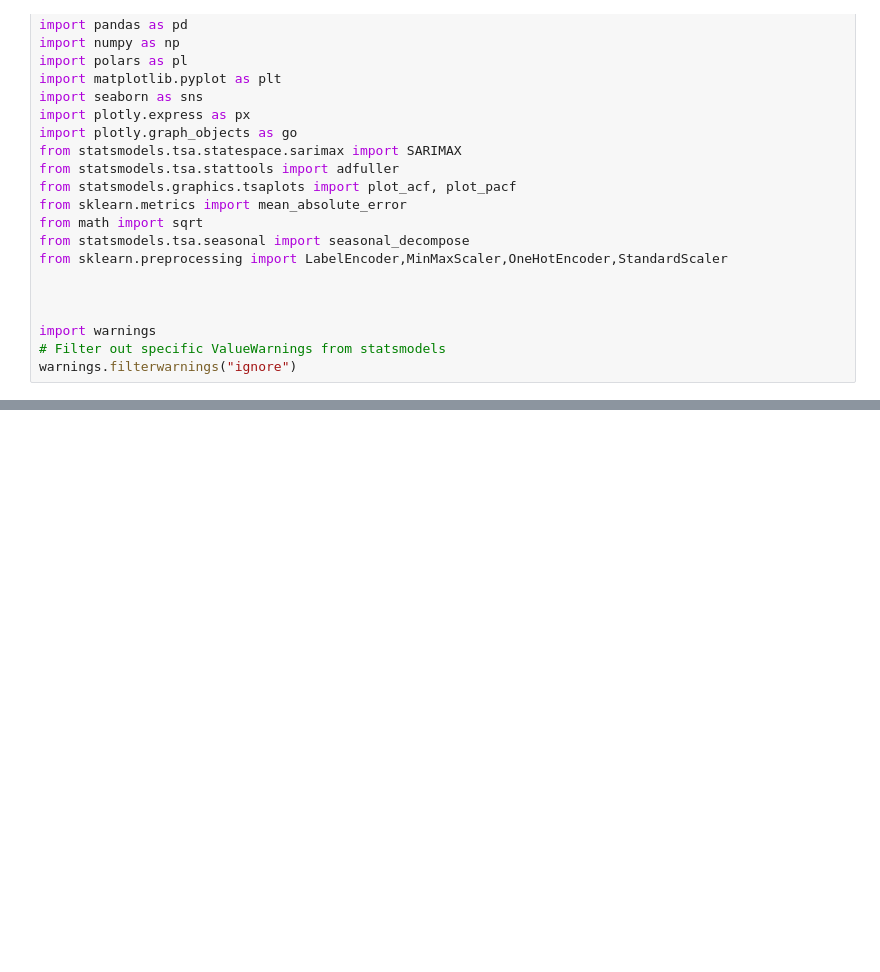
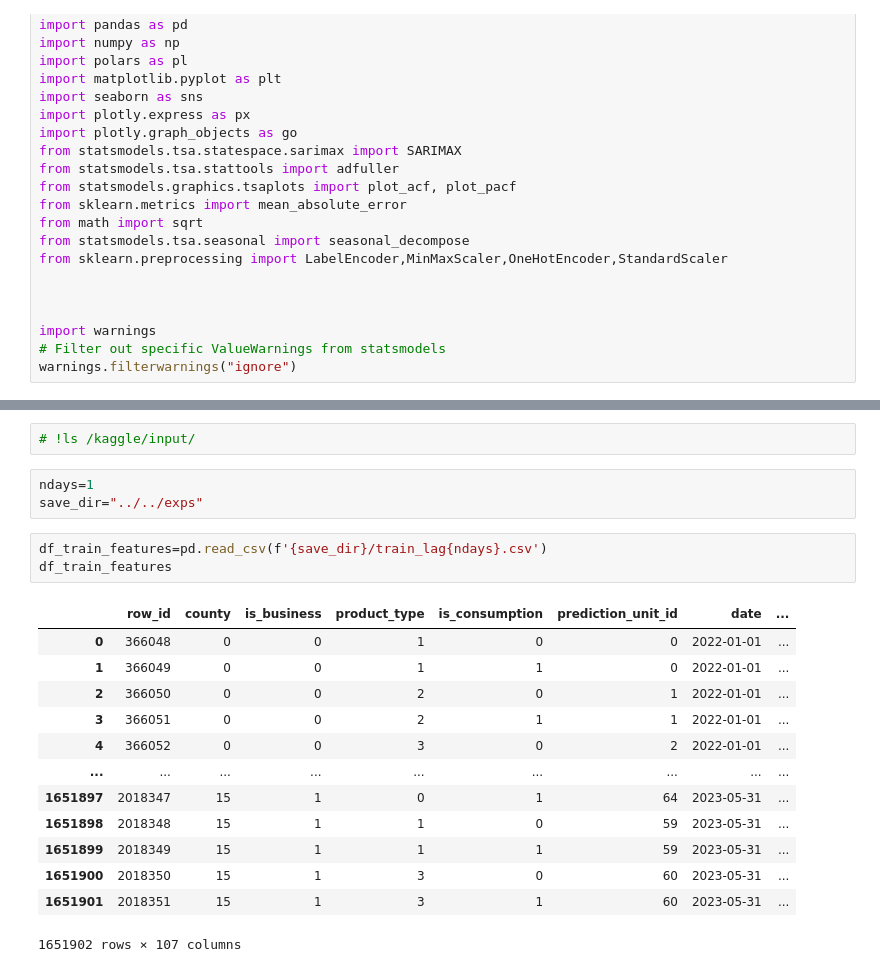
Before and after one commit to dinhtanloc/ads_enfit, a Jupyter notebook: prj/2.pre-processing/2.pre-processing.ipynb, the cells around one changed output, grey strips where cells are left out. Cells and saved outputs as stored; diff of their text form; blank space fills up the shorter version.

```diff
--- a/prj/2.pre-processing/2.pre-processing.ipynb
+++ b/prj/2.pre-processing/2.pre-processing.ipynb
@@ -772,3 +27,25 @@ df_train_features.head()
+# %%
+# !ls /kaggle/input/
+# %%
+ndays=1
+save_dir="../../exps"
+# %%
+df_train_features=pd.read_csv(f'{save_dir}/train_lag{ndays}.csv')
+df_train_features
+# %% [output]
+|  | row_id | county | is_business | product_type | is_consumption | prediction_unit_id | date | ... |
+| 0 | 366048 | 0 | 0 | 1 | 0 | 0 | 2022-01-01 | ... |
+| 1 | 366049 | 0 | 0 | 1 | 1 | 0 | 2022-01-01 | ... |
+| 2 | 366050 | 0 | 0 | 2 | 0 | 1 | 2022-01-01 | ... |
+| 3 | 366051 | 0 | 0 | 2 | 1 | 1 | 2022-01-01 | ... |
+| 4 | 366052 | 0 | 0 | 3 | 0 | 2 | 2022-01-01 | ... |
+| ... | ... | ... | ... | ... | ... | ... | ... | ... |
+| 1651897 | 2018347 | 15 | 1 | 0 | 1 | 64 | 2023-05-31 | ... |
+| 1651898 | 2018348 | 15 | 1 | 1 | 0 | 59 | 2023-05-31 | ... |
+| 1651899 | 2018349 | 15 | 1 | 1 | 1 | 59 | 2023-05-31 | ... |
+| 1651900 | 2018350 | 15 | 1 | 3 | 0 | 60 | 2023-05-31 | ... |
+| 1651901 | 2018351 | 15 | 1 | 3 | 1 | 60 | 2023-05-31 | ... |
+1651902 rows × 107 columns
 # %%
 df_train_features
 # %% [output]
```
Also changed, not shown: parts of 47 cells of this notebook, 8 other files.
